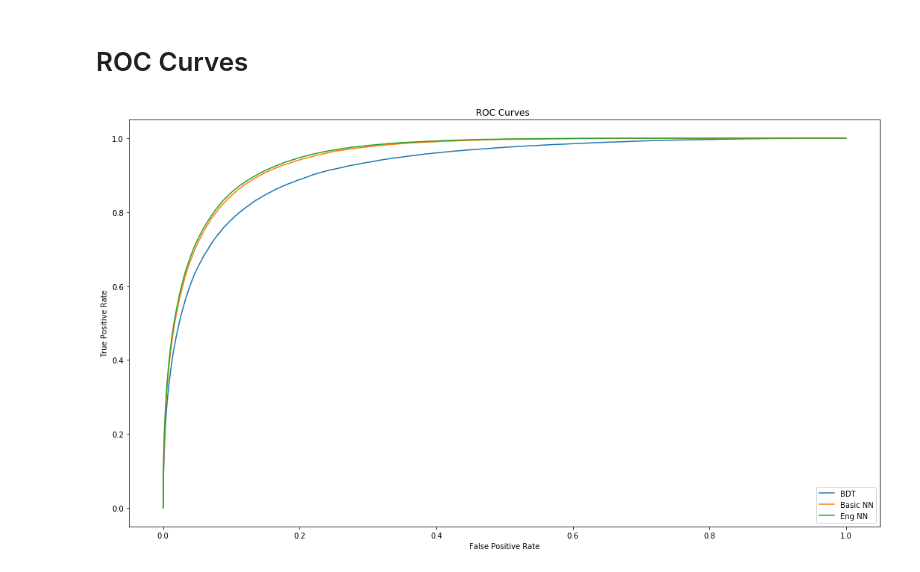
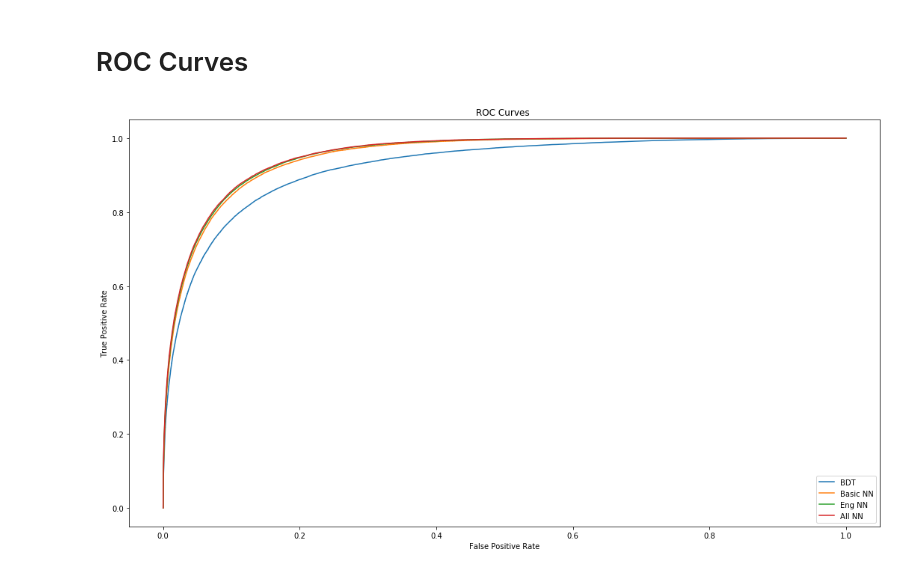
Before and after one commit to mdkdrnevich/DeepHadTopTagger, a Jupyter notebook: model_analysis.ipynb, the cells around one changed output. Cells and saved outputs as stored; diff of their text form; code cells hidden in the pictures.

```diff
--- a/model_analysis.ipynb
+++ b/model_analysis.ipynb
@@ -353,6 +353,16 @@ eng_ttw_nn_bkgd = pd.read_csv("testing_eng_ttW_NN_Bkgd_scores.csv", header=None)
 eng_ttz_nn_bkgd = pd.read_csv("testing_eng_ttZ_NN_Bkgd_scores.csv", header=None)
 eng_ttjets_nn_bkgd = pd.read_csv("testing_eng_ttjets_NN_Bkgd_scores.csv", header=None)
 
+all_tth_nn_sig = pd.read_csv("testing_all_ttH_NN_Sig_scores.csv", header=None)
+all_ttw_nn_sig = pd.read_csv("testing_all_ttW_NN_Sig_scores.csv", header=None)
+all_ttz_nn_sig = pd.read_csv("testing_all_ttZ_NN_Sig_scores.csv", header=None)
+all_ttjets_nn_sig = pd.read_csv("testing_all_ttjets_NN_Sig_scores.csv", header=None)
+
+all_tth_nn_bkgd = pd.read_csv("testing_all_ttH_NN_Bkgd_scores.csv", header=None)
+all_ttw_nn_bkgd = pd.read_csv("testing_all_ttW_NN_Bkgd_scores.csv", header=None)
+all_ttz_nn_bkgd = pd.read_csv("testing_all_ttZ_NN_Bkgd_scores.csv", header=None)
+all_ttjets_nn_bkgd = pd.read_csv("testing_all_ttjets_NN_Bkgd_scores.csv", header=None)
+
 tth_bdt = pd.read_csv("testing_ttH_BDT_score.csv", header=None)
 ttw_bdt = pd.read_csv("testing_ttW_BDT_score.csv", header=None)
 ttz_bdt = pd.read_csv("testing_ttZ_BDT_score.csv", header=None)
@@ -795,0 +1066,5 @@ Area Under Curve: 0.956107208749
+# %%
+all_tth_nn = pd.concat([all_tth_nn_sig, all_tth_nn_bkgd], axis=0)
+all_ttw_nn = pd.concat([all_ttw_nn_sig, all_ttw_nn_bkgd], axis=0)
+all_ttz_nn = pd.concat([all_ttz_nn_sig, all_ttz_nn_bkgd], axis=0)
+all_ttjets_nn = pd.concat([all_ttjets_nn_sig, all_ttjets_nn_bkgd], axis=0)
@@ -798,9 +1117,9 @@ Area Under Curve: 0.956107208749
 # %%
 # ttH
 overlay_roc_curves([{'discriminant': x[0],
                     'targets': x[1],
-                    'label': x[2]} for x in zip([tth_bdt[1], tth_nn[1], eng_tth_nn[1]],
-                                                [tth_bdt[0], tth_nn[0], eng_tth_nn[0]],
-                                                ['BDT', 'Basic NN', 'Eng NN'])])
+                    'label': x[2]} for x in zip([tth_bdt[1], tth_nn[1], eng_tth_nn[1], all_tth_nn[1]],
+                                                [tth_bdt[0], tth_nn[0], eng_tth_nn[0], all_tth_nn[0]],
+                                                ['BDT', 'Basic NN', 'Eng NN', 'All NN'])])
 # %% [output]
-[figure, old version]
+[figure, new version]
```
Also changed, not shown: parts of 14 cells of this notebook, 1 other file.
